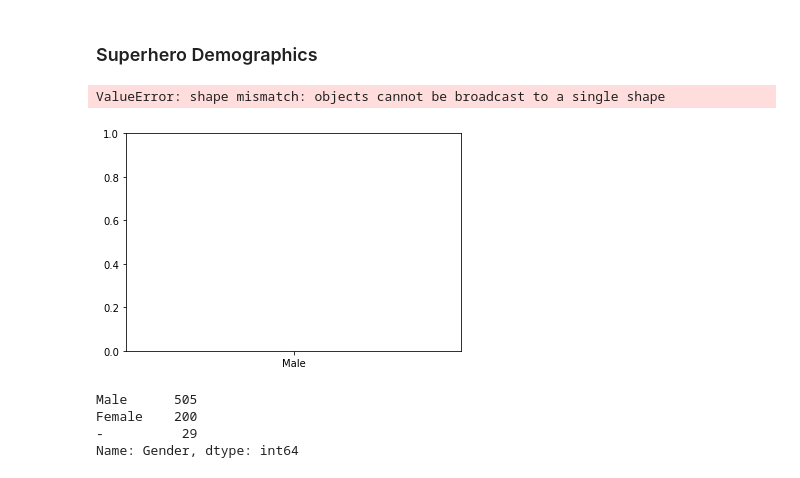
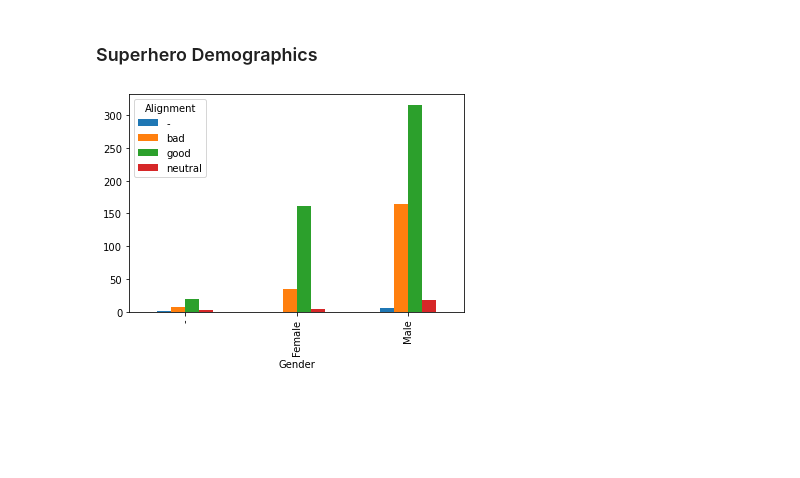
Before and after one commit to caroperez/Statistical_studies, a Jupyter notebook: Comic_characters.ipynb, the cells around one changed output. Drawn from its saved outputs; the diff is of its cells as text; code cells hidden in the pictures; blank space fills up the shorter version.

```diff
--- a/Comic_characters.ipynb
+++ b/Comic_characters.ipynb
@@ -53,22 +53,14 @@ plt.show()
 # %%
 # magic command for ploting
 %matplotlib inline
 
 # data for plot
-chart_general_desc.head()
-gender = chart_general_desc['Gender']
-align = chart_general_desc['Alignment']
+data = chart_general_desc[['Gender', 'Alignment']]
 
-# plot definition
-fig, ax = plt.subplots()
+# data and plot definition
+data.groupby(['Gender','Alignment']).size().unstack('Alignment').plot.bar()
+
+# show plot
+plt.show()
 # %% [output]
-ValueError: shape mismatch: objects cannot be broadcast to a single shape
-[figure, old version]
+[figure, new version]
-# %%
-h = gender.value_counts().to_frame()
-h['Gender']
-# %% [output]
-Male      505
-Female    200
--          29
-Name: Gender, dtype: int64
```
Also changed, not shown: parts of 1 cell of this notebook.
